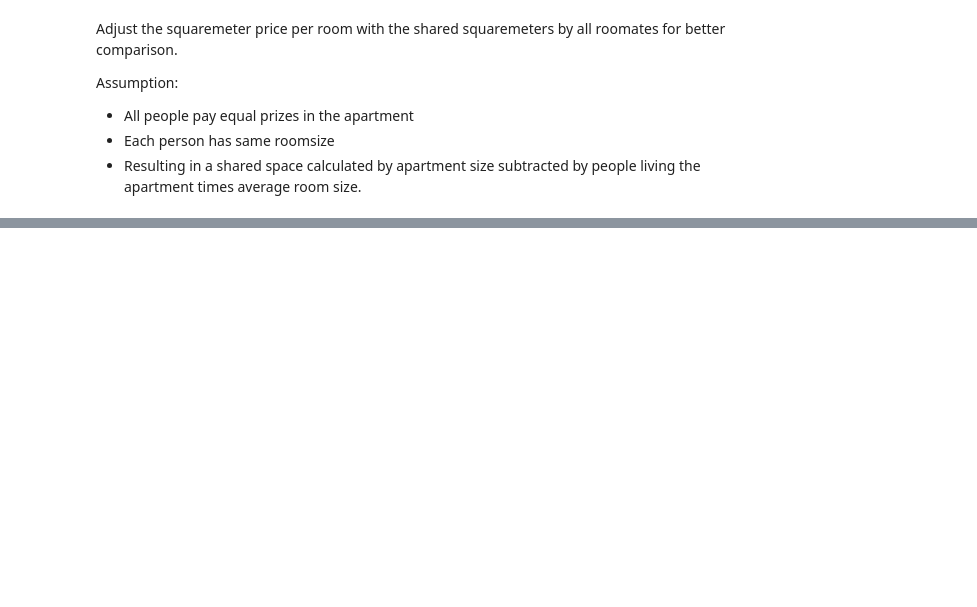
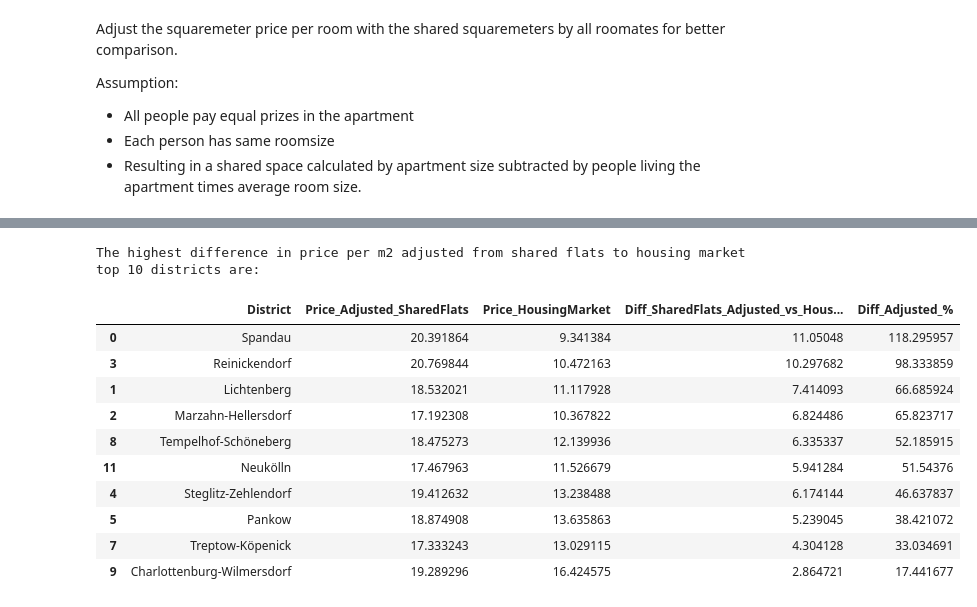
Before and after one commit to pascals00/WG-Gesucht, a Jupyter notebook: DataAnalysis/PriceAnalysis.ipynb, the cells around one changed output, grey strips where cells are left out. Cells and saved outputs as stored; diff of their text form; code cells hidden in the pictures; blank space fills up the shorter version.

```diff
--- a/DataAnalysis/PriceAnalysis.ipynb
+++ b/DataAnalysis/PriceAnalysis.ipynb
@@ -115,0 +357,18 @@ The highest adjusted price per m2 top 5 suburbs are:
+# %%
+df_comparison = df_comparison.sort_values('Diff_Adjusted_%', ascending=False)
+
+print('The highest difference in price per m2 adjusted from shared flats to housing market top 10 districts are:')
+st.display_as_table(df_comparison[['District', 'Price_Adjusted_SharedFlats', 'Price_HousingMarket', 'Diff_SharedFlats_Adjusted_vs_HousingMarket','Diff_Adjusted_%']].head(10))
+# %% [output]
+The highest difference in price per m2 adjusted from shared flats to housing market top 10 districts are:
+|  | District | Price_Adjusted_SharedFlats | Price_HousingMarket | Diff_SharedFlats_Adjusted_vs_Hous... | Diff_Adjusted_% |
+| 0 | Spandau | 20.391864 | 9.341384 | 11.05048 | 118.295957 |
+| 3 | Reinickendorf | 20.769844 | 10.472163 | 10.297682 | 98.333859 |
+| 1 | Lichtenberg | 18.532021 | 11.117928 | 7.414093 | 66.685924 |
+| 2 | Marzahn-Hellersdorf | 17.192308 | 10.367822 | 6.824486 | 65.823717 |
+| 8 | Tempelhof-Schöneberg | 18.475273 | 12.139936 | 6.335337 | 52.185915 |
+| 11 | Neukölln | 17.467963 | 11.526679 | 5.941284 | 51.54376 |
+| 4 | Steglitz-Zehlendorf | 19.412632 | 13.238488 | 6.174144 | 46.637837 |
+| 5 | Pankow | 18.874908 | 13.635863 | 5.239045 | 38.421072 |
+| 7 | Treptow-Köpenick | 17.333243 | 13.029115 | 4.304128 | 33.034691 |
+| 9 | Charlottenburg-Wilmersdorf | 19.289296 | 16.424575 | 2.864721 | 17.441677 |
```
Also changed, not shown: parts of 36 cells of this notebook, 3 other files.
